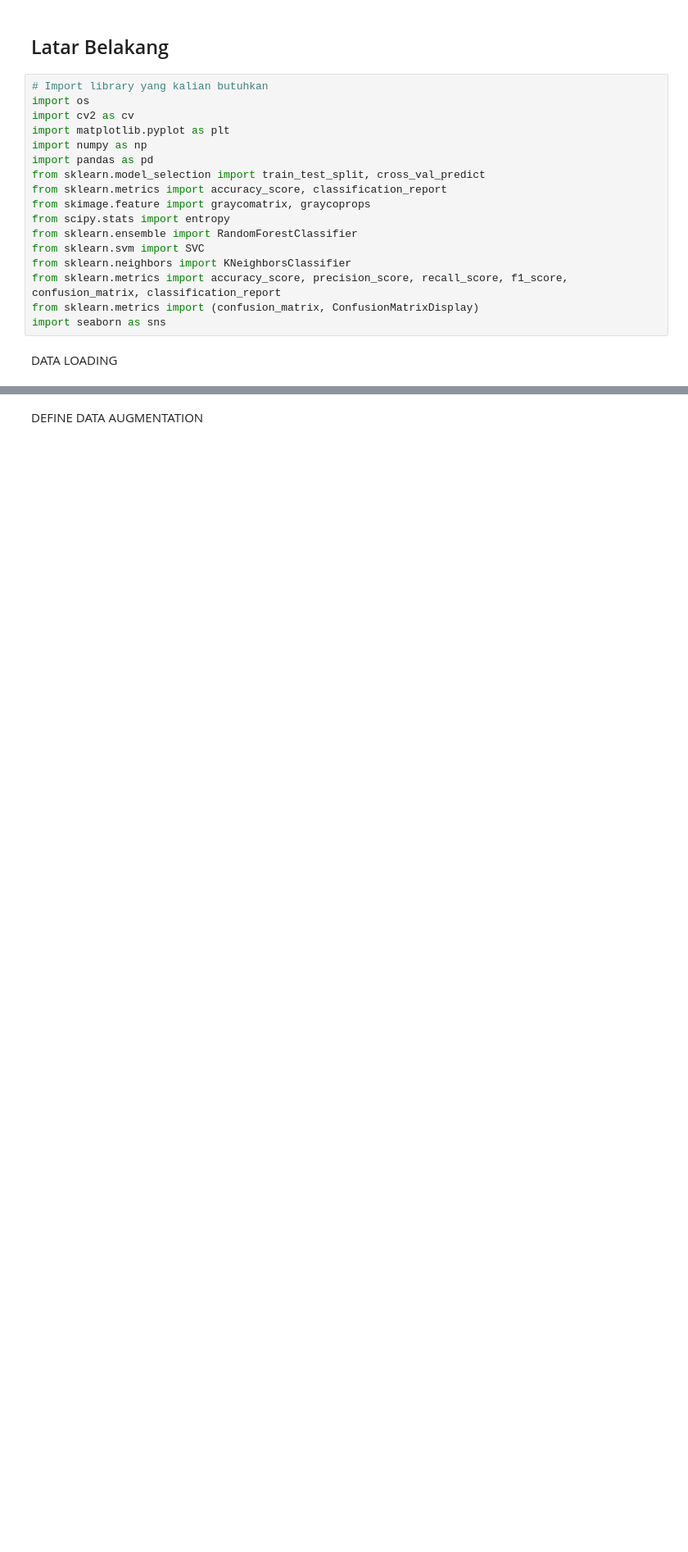
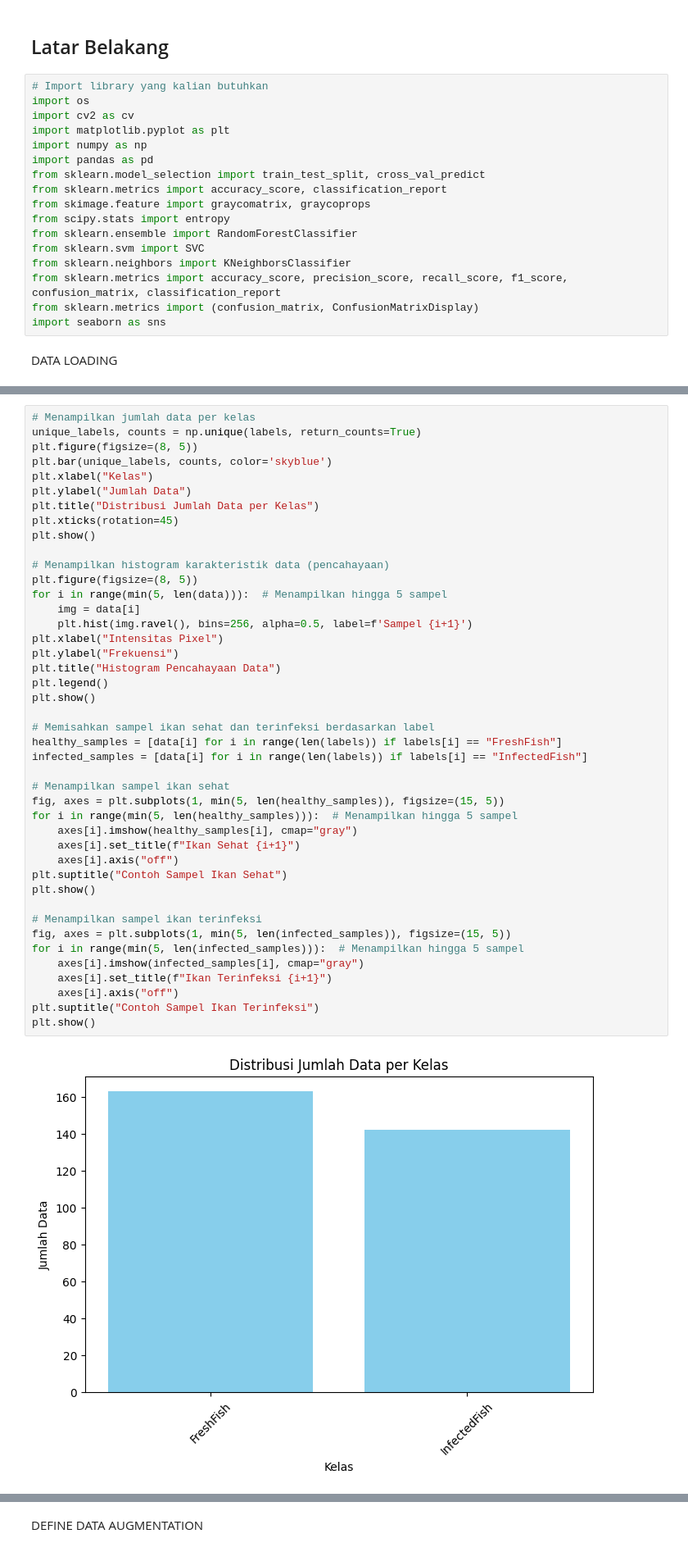
Before and after one commit to Adhitya-RZEN/Projek-PCD-4, a Jupyter notebook: Project/Project.ipynb, the cells around one changed output, grey strips where cells are left out. Shown at 82% size. Cells and saved outputs as stored; diff of their text form; blank space fills up the shorter version.

Commit message:
mencoba bagian "data understanding"

```diff
--- a/Project/Project.ipynb
+++ b/Project/Project.ipynb
@@ -83,0 +80,45 @@ Label unik: {np.str_('InfectedFish'), np.str_('FreshFish')}
+# %%
+# Menampilkan jumlah data per kelas
+unique_labels, counts = np.unique(labels, return_counts=True)
+plt.figure(figsize=(8, 5))
+plt.bar(unique_labels, counts, color='skyblue')
+plt.xlabel("Kelas")
+plt.ylabel("Jumlah Data")
+plt.title("Distribusi Jumlah Data per Kelas")
+plt.xticks(rotation=45)
+plt.show()
+
+# Menampilkan histogram karakteristik data (pencahayaan)
+plt.figure(figsize=(8, 5))
+for i in range(min(5, len(data))):  # Menampilkan hingga 5 sampel
+    img = data[i]
+    plt.hist(img.ravel(), bins=256, alpha=0.5, label=f'Sampel {i+1}')
+plt.xlabel("Intensitas Pixel")
+plt.ylabel("Frekuensi")
+plt.title("Histogram Pencahayaan Data")
+plt.legend()
+plt.show()
+
+# Memisahkan sampel ikan sehat dan terinfeksi berdasarkan label
+healthy_samples = [data[i] for i in range(len(labels)) if labels[i] == "FreshFish"]
+infected_samples = [data[i] for i in range(len(labels)) if labels[i] == "InfectedFish"]
+
+# Menampilkan sampel ikan sehat
+fig, axes = plt.subplots(1, min(5, len(healthy_samples)), figsize=(15, 5))
+for i in range(min(5, len(healthy_samples))):  # Menampilkan hingga 5 sampel
+    axes[i].imshow(healthy_samples[i], cmap="gray")
+    axes[i].set_title(f"Ikan Sehat {i+1}")
+    axes[i].axis("off")
+plt.suptitle("Contoh Sampel Ikan Sehat")
+plt.show()
+
+# Menampilkan sampel ikan terinfeksi
+fig, axes = plt.subplots(1, min(5, len(infected_samples)), figsize=(15, 5))
+for i in range(min(5, len(infected_samples))):  # Menampilkan hingga 5 sampel
+    axes[i].imshow(infected_samples[i], cmap="gray")
+    axes[i].set_title(f"Ikan Terinfeksi {i+1}")
+    axes[i].axis("off")
+plt.suptitle("Contoh Sampel Ikan Terinfeksi")
+plt.show()
+# %% [output]
+[figure, added]
```
Also changed, not shown: parts of 3 cells of this notebook.
